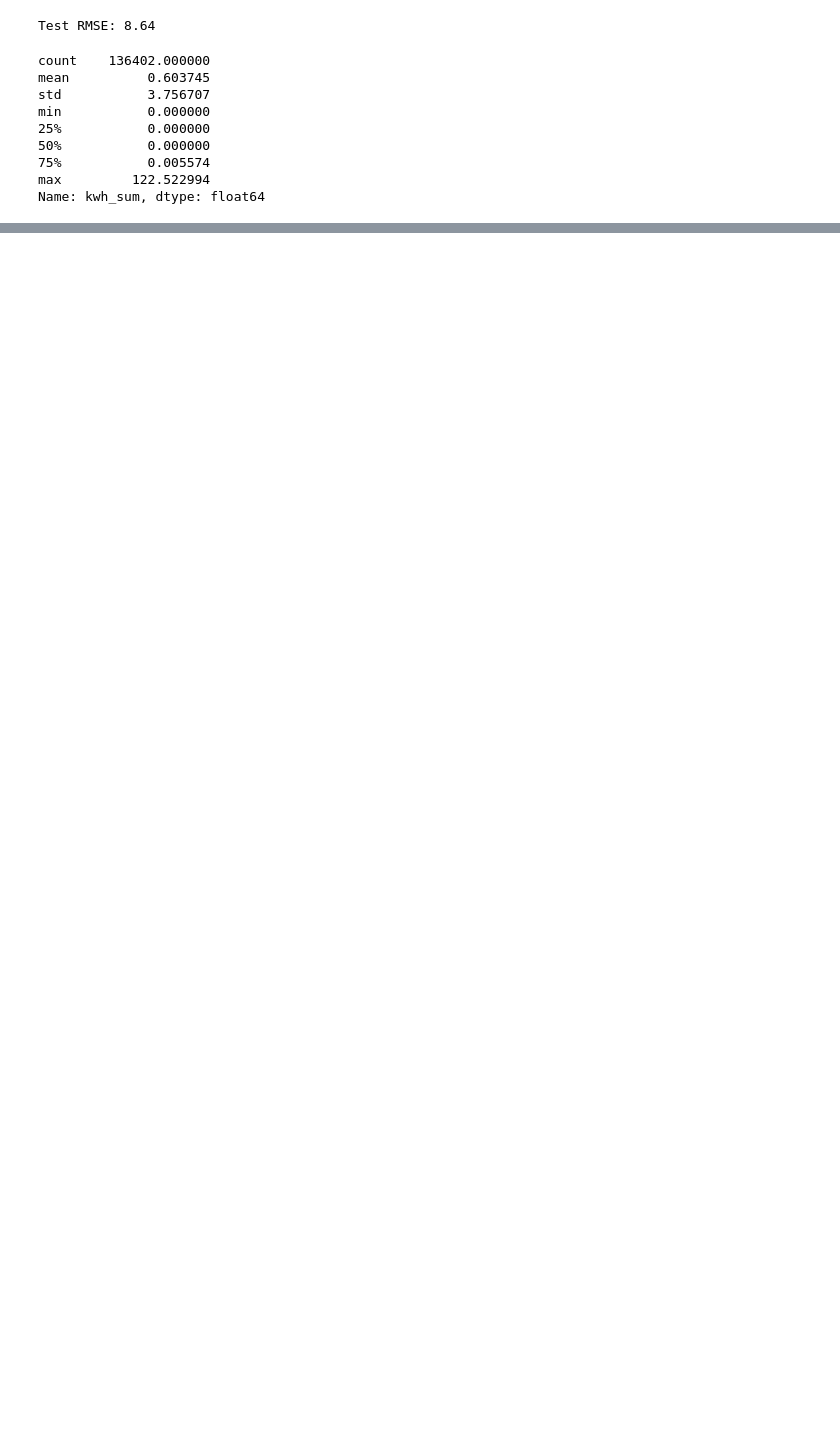
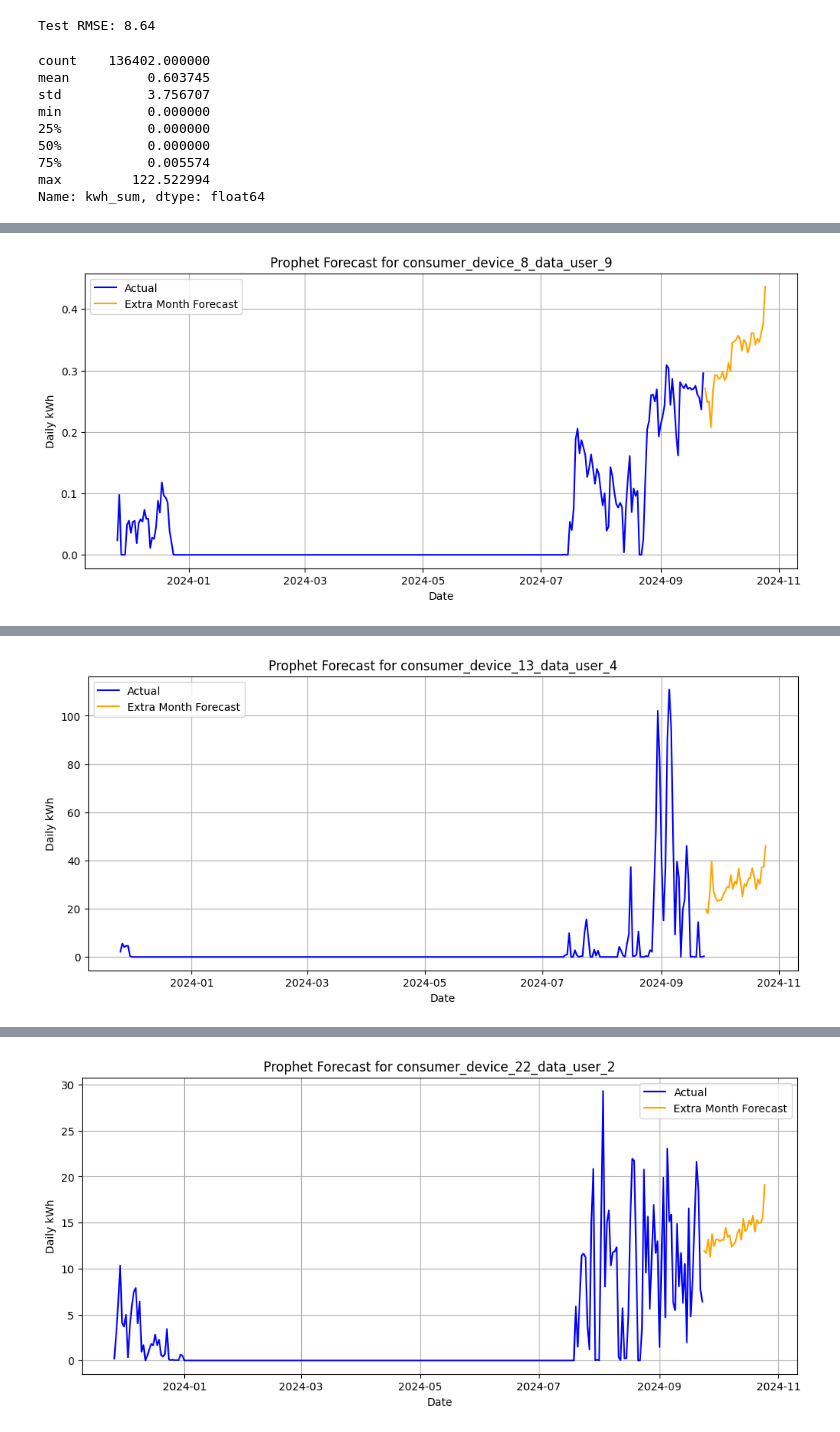
Before and after one commit to PKuntze/Watts_UP-Hydropower_Climate_Optimisation, a Jupyter notebook: EDA_and_Temporal_Aggregation_GJ.ipynb, the cells around one changed output, grey strips where cells are left out. Drawn from its saved outputs; the diff is of its cells as text; code cells hidden in the pictures; blank space fills up the shorter version.

```diff
--- a/EDA_and_Temporal_Aggregation_GJ.ipynb
+++ b/EDA_and_Temporal_Aggregation_GJ.ipynb
@@ -543,9 +549,20 @@ for col in climate_features + ['kwh_sum_lag1','kwh_sum_lag7','kwh_sum_roll7']:
 
 # Fit
 m.fit(train[['ds','y'] + climate_features + ['kwh_sum_lag1','kwh_sum_lag7','kwh_sum_roll7']])
+#save train features
+train_features = train[['ds','y'] + climate_features + ['kwh_sum_lag1','kwh_sum_lag7','kwh_sum_roll7']]
+train_features.to_csv('models/prophet_train_features.csv', index=False)
+
+#save the model
+import pickle
+with open('models/prophet_model.pkl', 'wb') as f:
+    pickle.dump(m, f)
 
 # Predict test
 forecast_test = m.predict(test[['ds'] + climate_features + ['kwh_sum_lag1','kwh_sum_lag7','kwh_sum_roll7']])
+#save test features
+test_features = test[['ds','y'] + climate_features + ['kwh_sum_lag1','kwh_sum_lag7','kwh_sum_roll7']]
+test_features.to_csv('models/prophet_test_features.csv', index=False)
 
 rmse = sqrt(mean_squared_error(test['y'], forecast_test['yhat']))
 print(f"Test RMSE: {rmse:.2f}")
@@ -694,0 +842,42 @@ Test RMSE: 3.93
+# %%
+import matplotlib.pyplot as plt
+
+sources = ['consumer_device_8_data_user_9', 'consumer_device_13_data_user_4',
+    'consumer_device_22_data_user_2', 'consumer_device_22_data_user_4',
+    'consumer_device_32_data_user_3', 'consumer_device_32_data_user_19'
+]
+
+for source in sources:
+    # Historical data for this source
+    df_source = df_daily_merged[df_daily_merged['Source'] == source].copy()
+    df_source['date'] = pd.to_datetime(df_source['date'])
+    df_source = df_source.sort_values('date')
+
+    # Prepare Prophet format
+    df_prophet = df_source.rename(columns={'date':'ds', 'kwh_sum':'y'})
+
+    # Fit Prophet model for this source
+    m = Prophet()
+    for col in climate_features:
+        m.add_regressor(col)
+    m.fit(df_prophet[['ds','y'] + climate_features])
+
+    # Prepare extra month for this source
+    df_future = df_extra_month.copy()
+    df_future['ds'] = pd.to_datetime(df_future['date'])
+    df_future[climate_features] = df_future[climate_features].fillna(0)
+
+    # Forecast extra month
+    forecast_extra = m.predict(df_future[['ds'] + climate_features])
+
+    # Plot historical + extra month
+    plt.figure(figsize=(12,5))
+    plt.plot(df_prophet['ds'], df_prophet['y'], label='Actual', color='blue')
+    plt.plot(forecast_extra['ds'], forecast_extra['yhat'], label='Extra Month Forecast', color='orange')
+    plt.title(f'Prophet Forecast for {source}')
+    plt.xlabel('Date')
+    plt.ylabel('Daily kWh')
+    plt.legend()
+    plt.grid(True)
+    plt.show()
+# %% [output]
@@ -694,0 +886 @@ Test RMSE: 3.93
+[figure, added]
@@ -694,0 +889 @@ Test RMSE: 3.93
+[figure, added]
@@ -694,0 +892 @@ Test RMSE: 3.93
+[figure, added]
```
Also changed, not shown: parts of 26 cells of this notebook, 12 other files.
